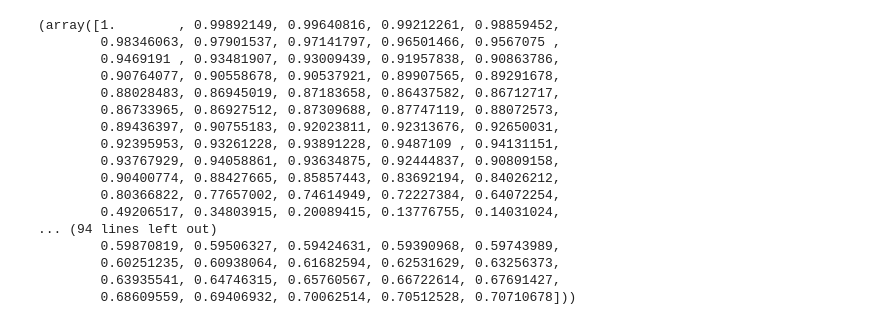
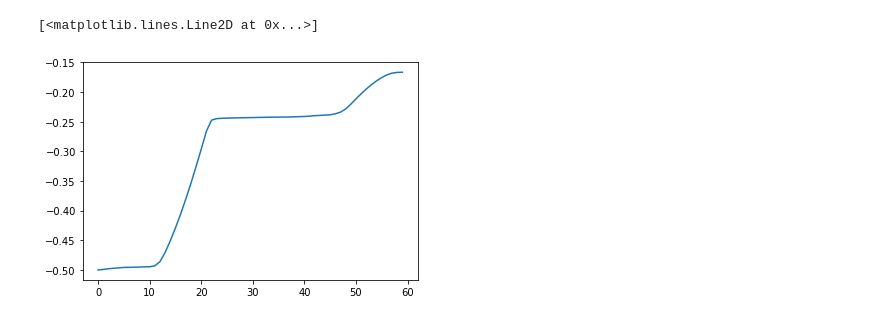
Before and after one commit to dev10110/electricTortoise, a Jupyter notebook: arbitrary_testing/initialClassDefinitionTestBed.ipynb, the cells around one changed output. Cells and saved outputs as stored; diff of their text form; code cells hidden in the pictures.

```diff
--- a/arbitrary_testing/initialClassDefinitionTestBed.ipynb
+++ b/arbitrary_testing/initialClassDefinitionTestBed.ipynb
@@ -670,23 +712,8 @@ mission.plot_all_states()
-# %%
-mission.get_states()
-# %% [output]
-(array([1.        , 0.99892149, 0.99640816, 0.99212261, 0.98859452,
-        0.98346063, 0.97901537, 0.97141797, 0.96501466, 0.9567075 ,
-        0.9469191 , 0.93481907, 0.93009439, 0.91957838, 0.90863786,
-        0.90764077, 0.90558678, 0.90537921, 0.89907565, 0.89291678,
-        0.88028483, 0.86945019, 0.87183658, 0.86437582, 0.86712717,
-        0.86733965, 0.86927512, 0.87309688, 0.87747119, 0.88072573,
-        0.89436397, 0.90755183, 0.92023811, 0.92313676, 0.92650031,
-        0.92395953, 0.93261228, 0.93891228, 0.9487109 , 0.94131151,
-        0.93767929, 0.94058861, 0.93634875, 0.92444837, 0.90809158,
-        0.90400774, 0.88427665, 0.85857443, 0.83692194, 0.84026212,
-        0.80366822, 0.77657002, 0.74614949, 0.72227384, 0.64072254,
-        0.49206517, 0.34803915, 0.20089415, 0.13776755, 0.14031024,
-... (94 lines left out)
-        0.59870819, 0.59506327, 0.59424631, 0.59390968, 0.59743989,
-        0.60251235, 0.60938064, 0.61682594, 0.62531629, 0.63256373,
-        0.63935541, 0.64746315, 0.65760567, 0.66722614, 0.67691427,
-        0.68609559, 0.69406932, 0.70062514, 0.70512528, 0.70710678]))
+# %%
+plt.plot(0.5*(mission.get_states([3])[0]**2 +mission.get_states([4])[0]**2) - 1/mission.get_states([1])[0])
+# %% [output]
+[<matplotlib.lines.Line2D at 0x...>]
+[figure, added]
 # %%
 for i in range(2):
     plt.figure()
```
Also changed, not shown: parts of 33 cells of this notebook, 2 other files.
